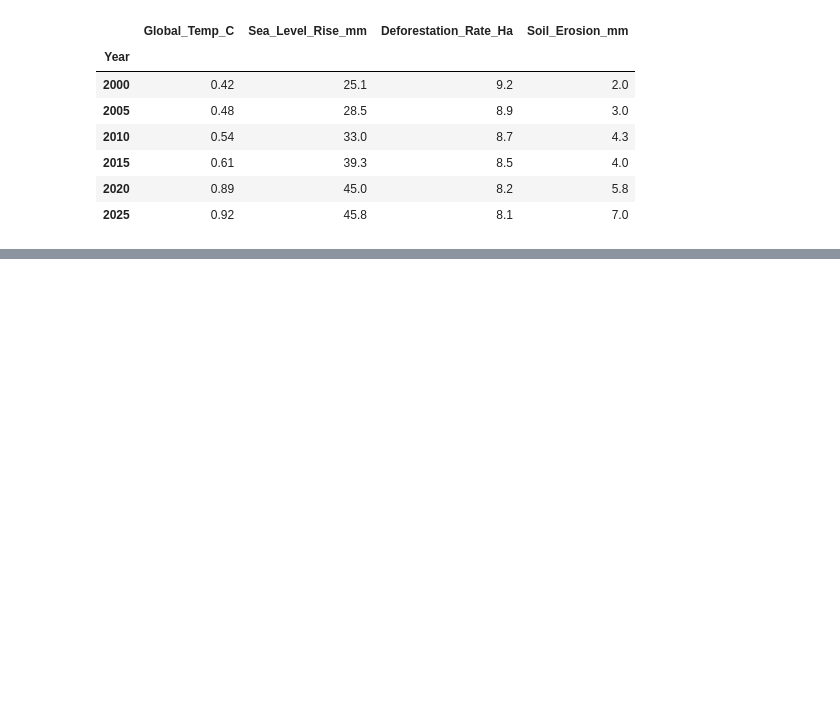
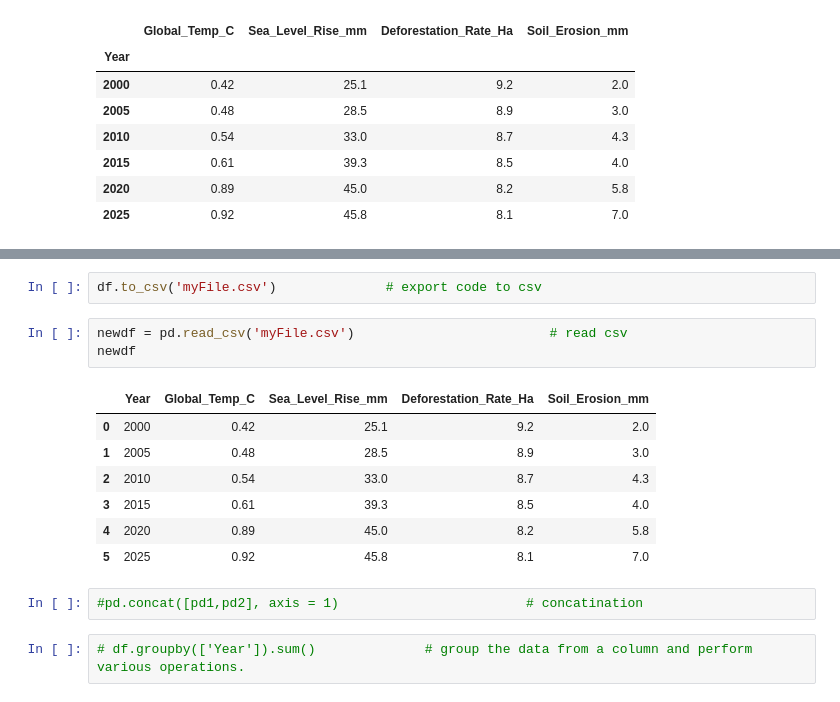
Before and after one commit to sarthakbwj/TrendTact_Py, a Jupyter notebook: pandas_basics.ipynb, the cells around one changed output, grey strips where cells are left out. Drawn from its saved outputs; the diff is of its cells as text; blank space fills up the shorter version.

```diff
--- a/pandas_basics.ipynb
+++ b/pandas_basics.ipynb
@@ -305,0 +317,17 @@ df
+# %%
+df.to_csv('myFile.csv')              # export code to csv
+# %%
+newdf = pd.read_csv('myFile.csv')                         # read csv
+newdf
+# %% [output]
+|  | Year | Global_Temp_C | Sea_Level_Rise_mm | Deforestation_Rate_Ha | Soil_Erosion_mm |
+| 0 | 2000 | 0.42 | 25.1 | 9.2 | 2.0 |
+| 1 | 2005 | 0.48 | 28.5 | 8.9 | 3.0 |
+| 2 | 2010 | 0.54 | 33.0 | 8.7 | 4.3 |
+| 3 | 2015 | 0.61 | 39.3 | 8.5 | 4.0 |
+| 4 | 2020 | 0.89 | 45.0 | 8.2 | 5.8 |
+| 5 | 2025 | 0.92 | 45.8 | 8.1 | 7.0 |
+# %%
+#pd.concat([pd1,pd2], axis = 1)                        # concatination
+# %%
+# df.groupby(['Year']).sum()              # group the data from a column and perform various operations.
```
Also changed, not shown: parts of 1 cell of this notebook, 3 other files.
